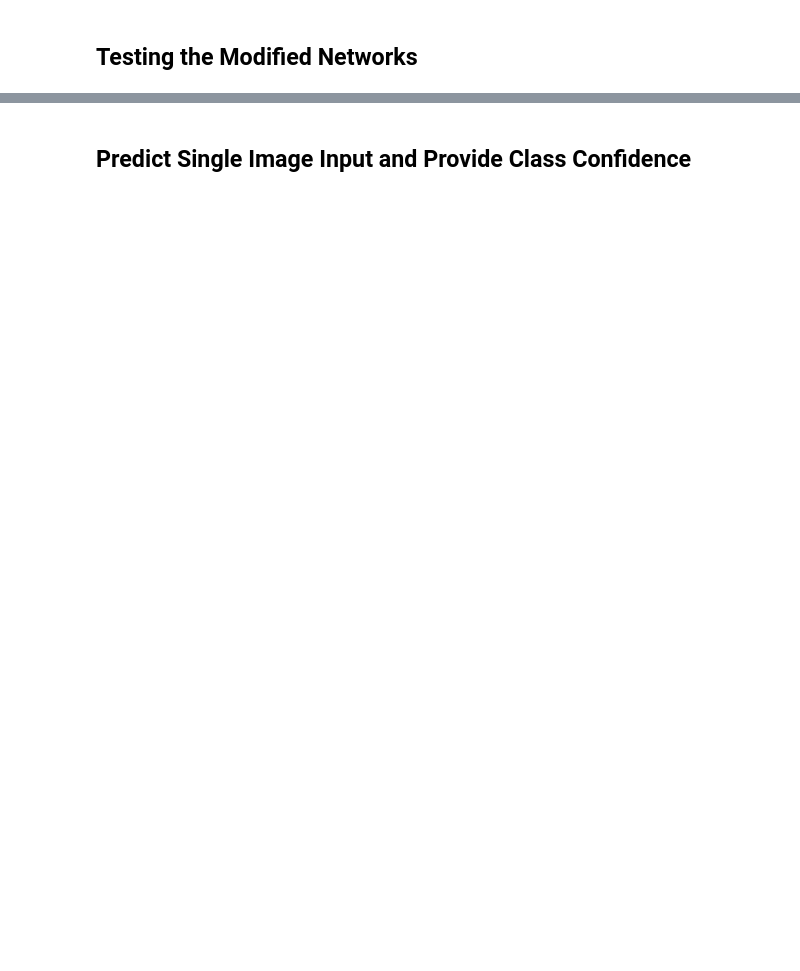
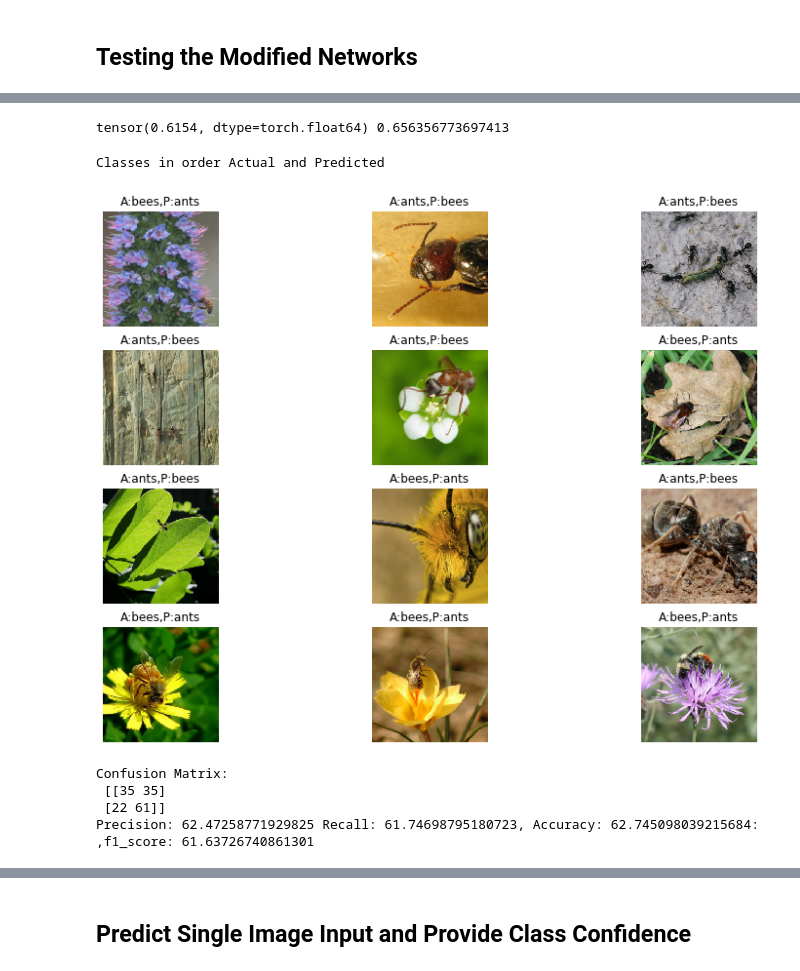
Before and after one commit to bpwilke/CapstoneA_NLP_TransferLearning, a Jupyter notebook: First Transfer Learning Example.ipynb, the cells around one changed output, grey strips where cells are left out. Cells and saved outputs as stored; diff of their text form; code cells hidden in the pictures; blank space fills up the shorter version.

Commit message:
added performance stats and confustion matrix

```diff
--- a/First Transfer Learning Example.ipynb
+++ b/First Transfer Learning Example.ipynb
@@ -484,2 +501,5 @@ visualize_model(model_freeze_arch)
 # %%
-# performance stats
+# generate performance stats
+holding = predict_test(model_freeze_arch, dataloaders["val"])
+# %% [output]
+tensor(0.6154, dtype=torch.float64) 0.656356773697413
@@ -487,0 +506,29 @@ visualize_model(model_freeze_arch)
+# %%
+# Plot some of the images with the wrong predictions
+# take the true_wrong, pred_wrong and image returned by predict_test() above
+# also needs to inverse the normalization, so passes inv_normalize our transforms.Normalize object from earlier
+def wrong_plot(true, ima, pred, encoder, inv_normalize, n_figures = 12):
+    print('Classes in order Actual and Predicted')
+    n_row = int(n_figures/3)
+    fig,axes = plt.subplots(figsize=(14, 10), nrows = n_row, ncols=3)
+    for ax in axes.flatten():
+        a = random.randint(0,len(true)-1)
+        image,correct,wrong = ima[a],true[a],pred[a]
+        image = torch.from_numpy(image)
+        correct = int(correct)
+        c = encoder[correct]
+        wrong = int(wrong)
+        w = encoder[wrong]
+        f = 'A:'+c + ',' +'P:'+w
+        if inv_normalize !=None:
+            image = inv_normalize(image)
+        image = image.numpy().transpose(1,2,0)
+        im = ax.imshow(image)
+        ax.set_title(f)
+        ax.axis('off')
+    plt.show()
+# %%
+wrong_plot(holding[3], holding[2], holding[4], encoder, inv_normalize)
+# %% [output]
+Classes in order Actual and Predicted
+[figure, added]
@@ -487,0 +544,7 @@ visualize_model(model_freeze_arch)
+# %%
+performance_matrix(holding[0], holding[1])
+# %% [output]
+Confusion Matrix:
+ [[35 35]
+ [22 61]]
+Precision: 62.47258771929825 Recall: 61.74698795180723, Accuracy: 62.745098039215684: ,f1_score: 61.63726740861301
```
Also changed, not shown: parts of 22 cells of this notebook, 1 other file.
